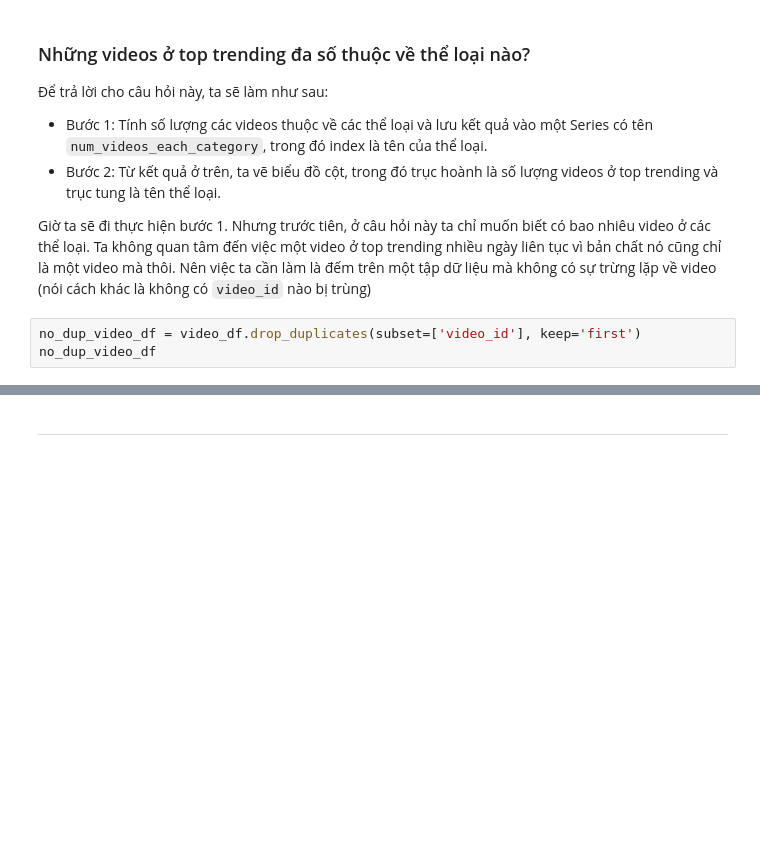
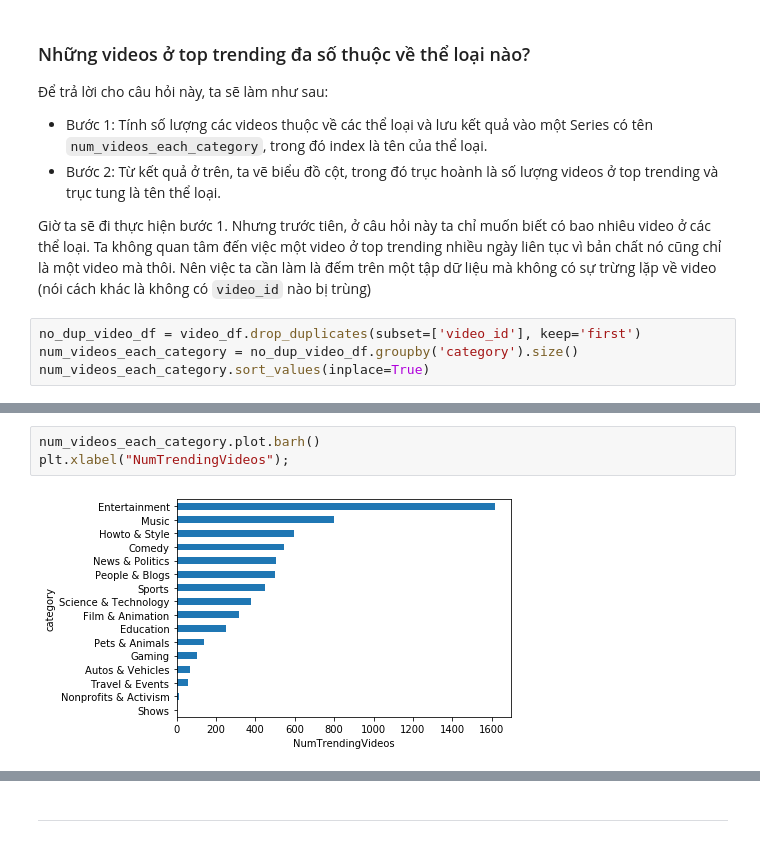
Before and after one commit to vhoaian/LTKHDL_CK, a Jupyter notebook: 1712265-VoHoaiAn.ipynb, the cells around one changed output, grey strips where cells are left out. Saved outputs shown, nothing was run; the diff lists cells and outputs as text; blank space fills up the shorter version.

```diff
--- a/1712265-VoHoaiAn.ipynb
+++ b/1712265-VoHoaiAn.ipynb
@@ -287,4 +288,5 @@ Sau khi đã khám phá dữ liệu và hiểu hơn về dữ liệu, ta thấy
 Giờ ta sẽ đi thực hiện bước 1. Nhưng trước tiên, ở câu hỏi này ta chỉ muốn biết có bao nhiêu video ở các thể loại. Ta không quan tâm đến việc một video ở top trending nhiều ngày liên tục vì bản chất nó cũng chỉ là một video mà thôi. Nên việc ta cần làm là đếm trên một tập dữ liệu mà không có sự trừng lặp về video (nói cách khác là không có `video_id` nào bị trùng)
 # %%
 no_dup_video_df = video_df.drop_duplicates(subset=['video_id'], keep='first')
-no_dup_video_df
+num_videos_each_category = no_dup_video_df.groupby('category').size()
+num_videos_each_category.sort_values(inplace=True)
@@ -304,0 +293,5 @@ no_dup_video_df
+# %%
+num_videos_each_category.plot.barh()
+plt.xlabel("NumTrendingVideos");
+# %% [output]
+[figure, added]
```
Also changed, not shown: parts of 5 cells of this notebook.
